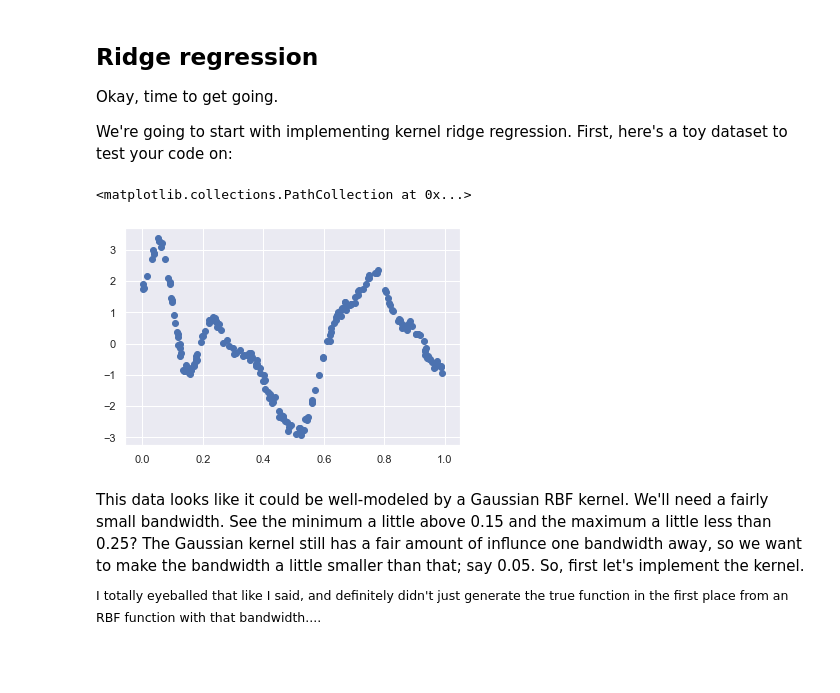
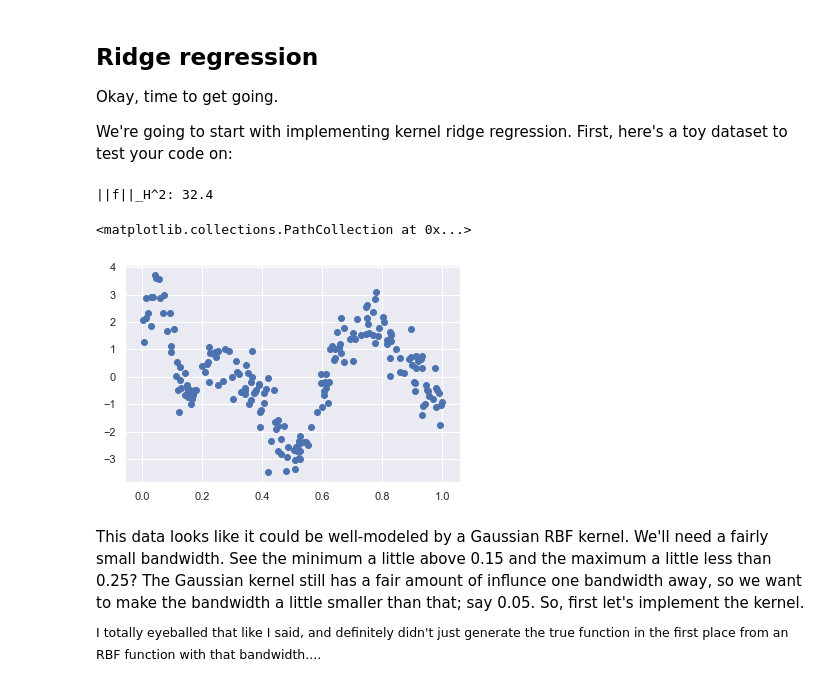
Before and after one commit to djsutherland/ds3-kernels, a Jupyter notebook: solutions.ipynb, the cells around one changed output. Cells and saved outputs as stored; diff of their text form; code cells hidden in the pictures; blank space fills up the shorter version.

```diff
--- a/solutions.ipynb
+++ b/solutions.ipynb
@@ -112,27 +116,31 @@ def make_toy(n_pts, dist_seed=17, samp_seed=12):
     drs = np.random.RandomState(seed=dist_seed)
     inducing = drs.uniform(0, 1, size=50)
     w = drs.normal(size=inducing.shape[0])
+    gamma = 1 / (2 * .05**2)
+    print(f"||f||_H^2: {w @ rbf_kernel(inducing[:, None], gamma=gamma) @ w :.3}")
 
     srs = np.random.RandomState(seed=samp_seed)
     X = srs.uniform(0, 1, size=n_pts)
-    ymean = rbf_kernel(X[:, None], inducing[:, None], gamma=1 / (2 * .05**2)) @ w
-    y = ymean + srs.normal(scale=.1, size=ymean.shape)
+    ymean = rbf_kernel(X[:, None], inducing[:, None], gamma=gamma) @ w
+    y = ymean + srs.normal(scale=.5, size=ymean.shape)
     return X[:, None].astype(np.float32), y.astype(np.float32)
 
 X, y = make_toy(500)
 np.savez('data/ridge-toy.npz', X=X, y=y)
+# %% [output]
+||f||_H^2: 32.4
 # %%
 with np.load('data/ridge-toy.npz') as f:
     toy_X = f['X']
     toy_y = f['y']
-toy_X_train, toy_X_test, toy_y_train, toy_y_test = train_test_split(
+toy_X_train, toy_X_test, toy_y_train, toy_y_test = model_selection.train_test_split(
     toy_X, toy_y, train_size=200)
 
 fig, ax = plt.subplots()
 ax.scatter(toy_X_train[:, 0], toy_y_train)
 # %% [output]
 <matplotlib.collections.PathCollection at 0x...>
-[figure, old version]
+[figure, new version]
 # %% [markdown]
 This data looks like it could be well-modeled by a Gaussian RBF kernel. We'll need a fairly small bandwidth. See the minimum a little above 0.15 and the maximum a little less than 0.25? The Gaussian kernel still has a fair amount of influnce one bandwidth away, so we want to make the bandwidth a little smaller than that; say 0.05. So, first let's implement the kernel.
 
```
Also changed, not shown: parts of 35 cells of this notebook, 2 other files.
